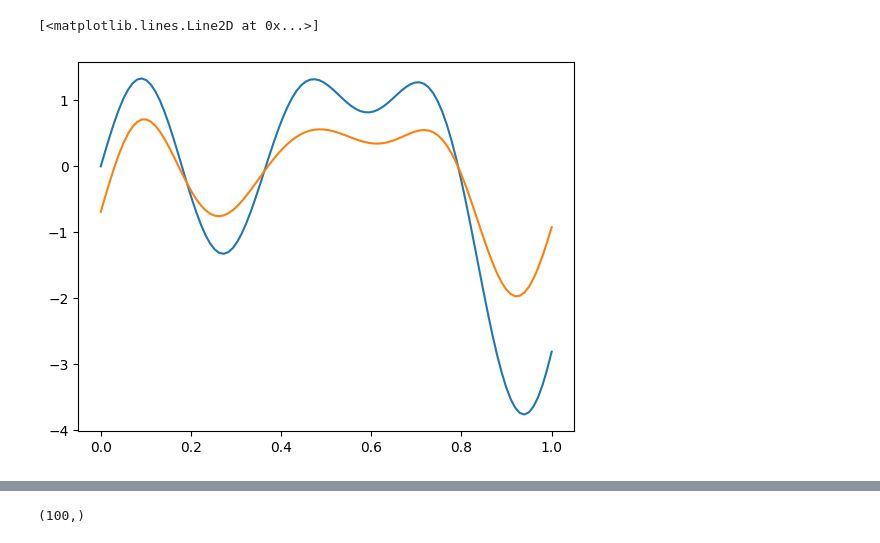
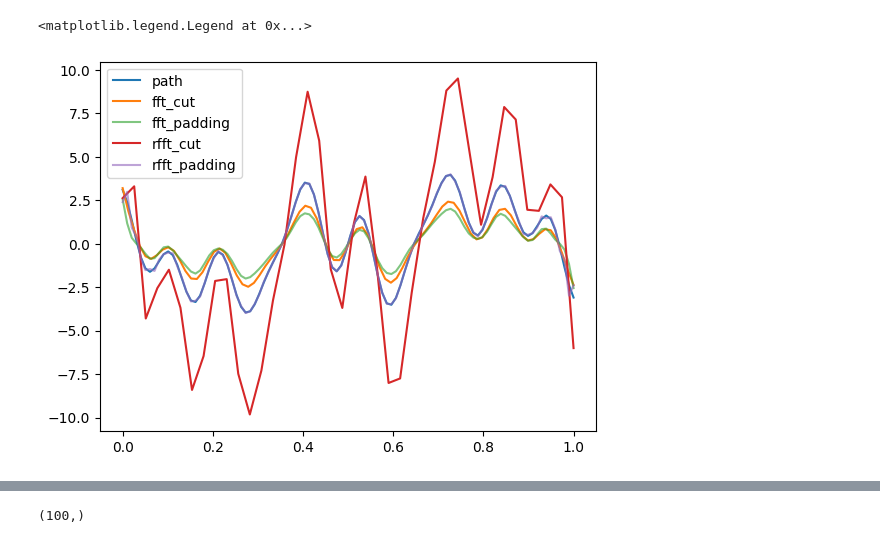
Before and after one commit to Zhuoyue-Huang/M3R-signature-inversion, a Jupyter notebook: fourier_check.ipynb, the cells around one changed output, grey strips where cells are left out. Drawn from its saved outputs; the diff is of its cells as text; code cells hidden in the pictures.

```diff
--- a/fourier_check.ipynb
+++ b/fourier_check.ipynb
@@ -7,23 +7,34 @@ import matplotlib.pyplot as plt
 n = 100
 # f = FBM(n=n-1, hurst=0.97)
 # path = f.fbm()
-l = np.linspace(0, 3, n)
+l = np.linspace(-np.pi, np.pi, n)
 coef = np.random.randn(10)*5
 path = np.sum(np.sin(np.outer(coef, l)), axis=0)
 # %%
 # fft
 # return both positive and negative coefficients
-idx = 5
+idx = 40
 fft_coef = np.fft.fft(path)
-fft_coef1 = fft_coef[:idx]
-fft_rough_path1 = np.fft.ifft(fft_coef1)
+fft_coef1 = fft_coef[:idx*2]
+fft_rough_path1 = np.fft.ifft(fft_coef, n=idx*2)
 fft_coef2 = np.zeros_like(fft_coef)
-fft_coef2[:idx] = fft_coef1
+fft_coef2[:idx*2] = fft_coef1
 fft_rough_path2 = np.fft.ifft(fft_coef2)
+# %%
+# rfft
+rfft_coef = np.fft.rfft(path)
+rfft_coef1 = rfft_coef[:idx]
+rfft_rough_path1 = np.fft.irfft(rfft_coef, n=idx)
+rfft_coef2 = np.zeros_like(rfft_coef)
+rfft_coef2[:idx] = rfft_coef1
+rfft_rough_path2 = np.fft.irfft(rfft_coef2)
 # %%
-plt.plot(np.linspace(0, 1, len(path)), path)
-# plt.plot(np.linspace(0, 1, len(fft_rough_path1)), fft_rough_path1)
-plt.plot(np.linspace(0, 1, len(fft_rough_path2)), fft_rough_path2)
+plt.plot(np.linspace(0, 1, len(path)), path, label='path')
+plt.plot(np.linspace(0, 1, len(fft_rough_path1)), fft_rough_path1, label='fft_cut')
+plt.plot(np.linspace(0, 1, len(fft_rough_path2)), fft_rough_path2, label='fft_padding', alpha=0.6)
+plt.plot(np.linspace(0, 1, len(rfft_rough_path1)), rfft_rough_path1, label='rfft_cut')
+plt.plot(np.linspace(0, 1, len(rfft_rough_path2)), rfft_rough_path2, label='rfft_padding', alpha=0.6)
+plt.legend()
 # %% [output]
-[<matplotlib.lines.Line2D at 0x...>]
+<matplotlib.legend.Legend at 0x...>
-[figure, old version]
+[figure, new version]
```
Also changed, not shown: parts of 6 cells of this notebook, 1 other file.
